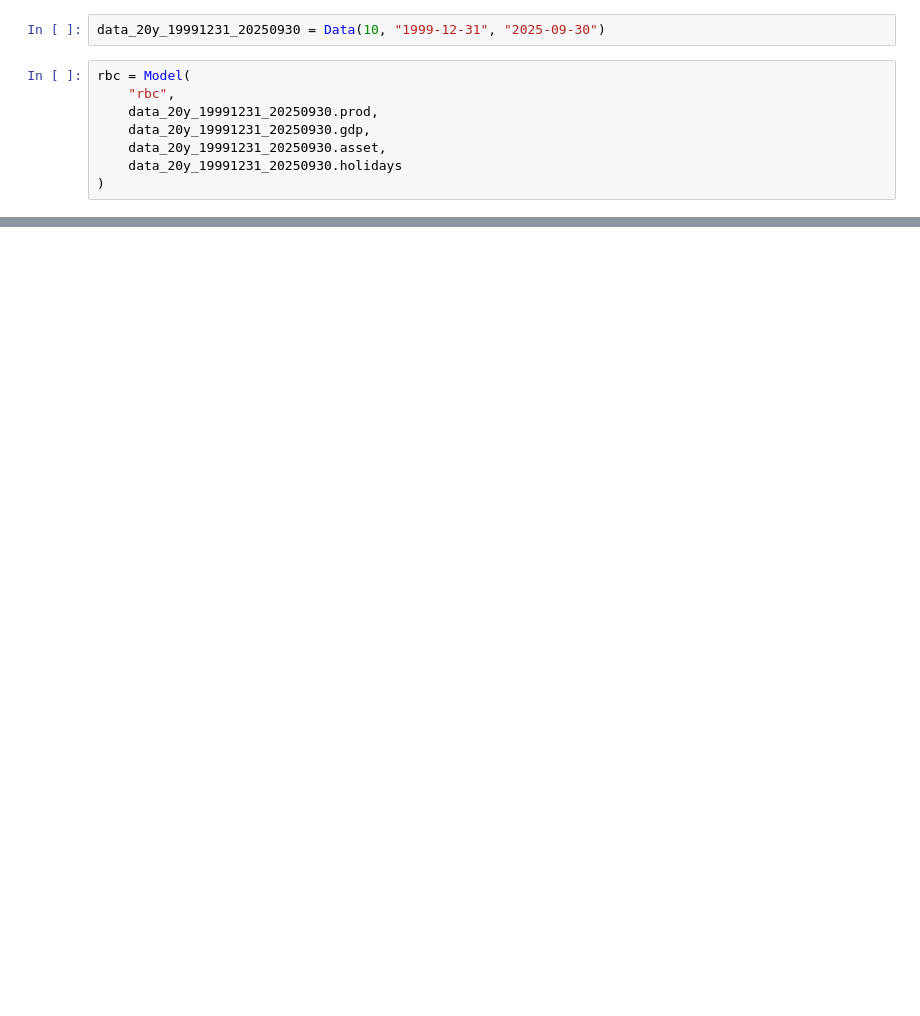
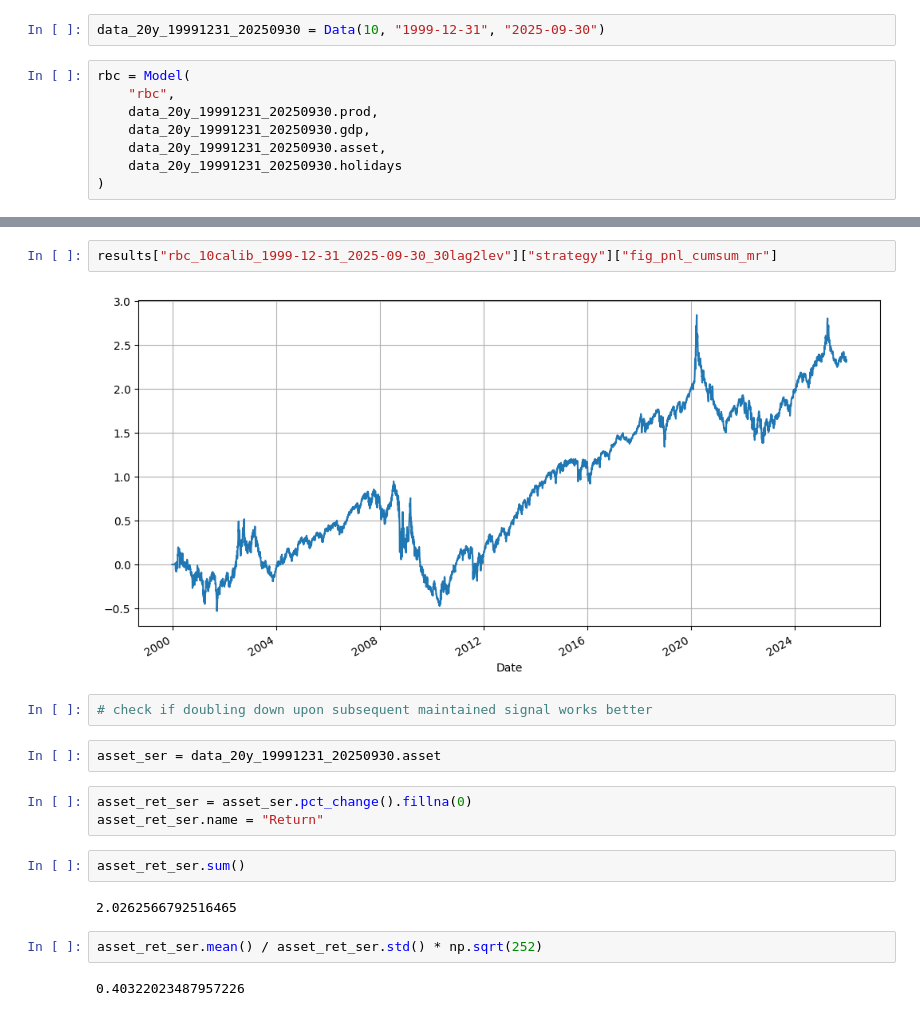
Before and after one commit to afoster28/dsge_trading, a Jupyter notebook: Model/DSGE_Strategy_v4.ipynb, the cells around one changed output, grey strips where cells are left out. Drawn from its saved outputs; the diff is of its cells as text; blank space fills up the shorter version.

```diff
--- a/Model/DSGE_Strategy_v4.ipynb
+++ b/Model/DSGE_Strategy_v4.ipynb
@@ -503,0 +540,19 @@ pnls
+# %%
+results["rbc_10calib_1999-12-31_2025-09-30_30lag2lev"]["strategy"]["fig_pnl_cumsum_mr"]
+# %% [output]
+[figure, added]
+# %%
+# check if doubling down upon subsequent maintained signal works better
+# %%
+asset_ser = data_20y_19991231_20250930.asset
+# %%
+asset_ret_ser = asset_ser.pct_change().fillna(0)
+asset_ret_ser.name = "Return"
+# %%
+asset_ret_ser.sum()
+# %% [output]
+2.0262566792516465
+# %%
+asset_ret_ser.mean() / asset_ret_ser.std() * np.sqrt(252)
+# %% [output]
+0.40322023487957226
```
Also changed, not shown: parts of 8 cells of this notebook.
